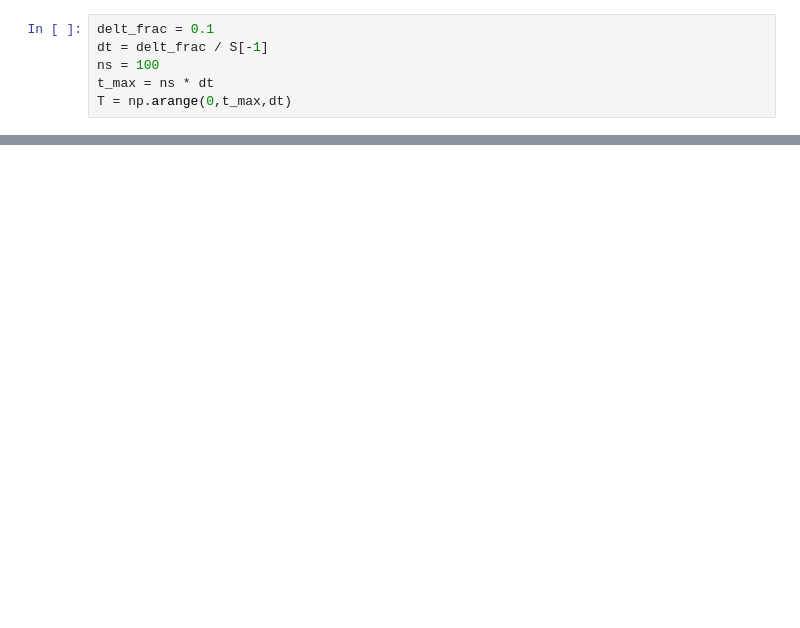
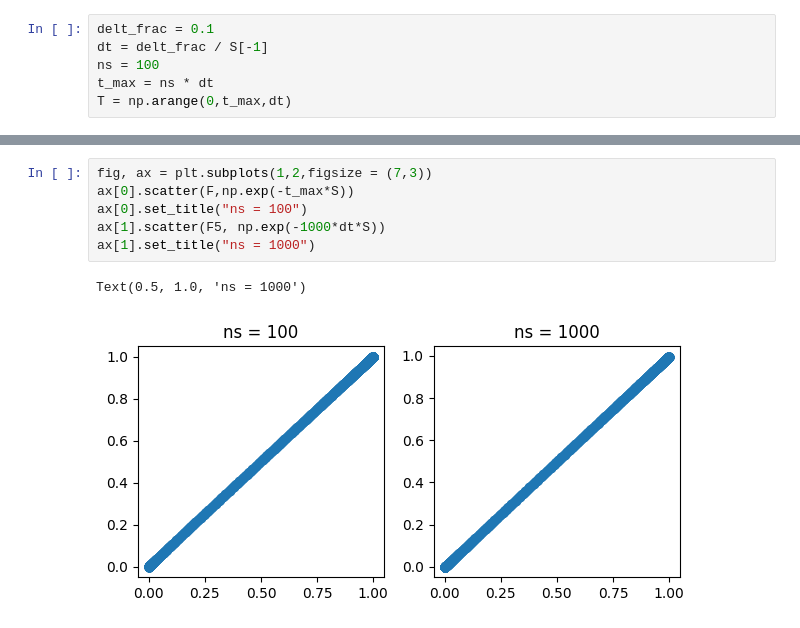
Before and after one commit to advil4rent/frasier, a Jupyter notebook: PDE.ipynb, the cells around one changed output, grey strips where cells are left out. Saved outputs shown, nothing was run; the diff lists cells and outputs as text; blank space fills up the shorter version.

```diff
--- a/PDE.ipynb
+++ b/PDE.ipynb
@@ -71,0 +135,9 @@ array([1.        , 0.99999511, 0.99999017, 0.99998518, 0.99998014])
+# %%
+fig, ax = plt.subplots(1,2,figsize = (7,3))
+ax[0].scatter(F,np.exp(-t_max*S))
+ax[0].set_title("ns = 100")
+ax[1].scatter(F5, np.exp(-1000*dt*S))
+ax[1].set_title("ns = 1000")
+# %% [output]
+Text(0.5, 1.0, 'ns = 1000')
+[figure, added]
```
Also changed, not shown: parts of 15 cells of this notebook, 3 other files.
